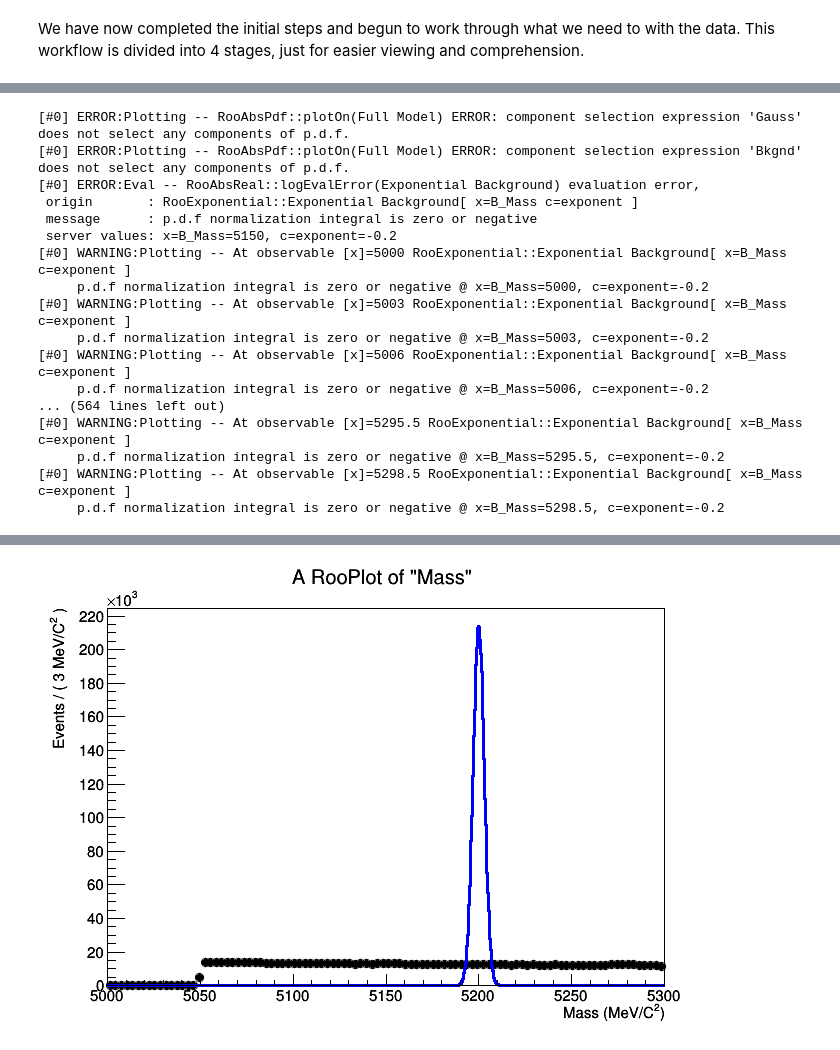
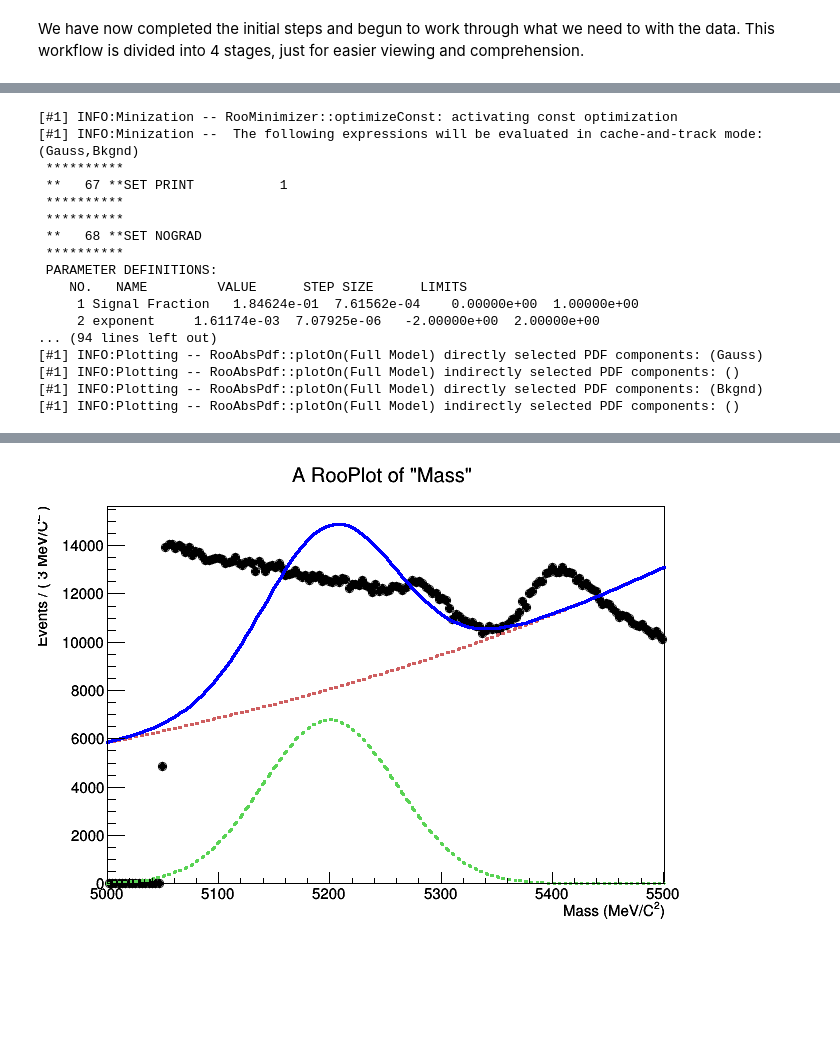
Before and after one commit to MerlijnvEmmerik/Mijnrel, a Jupyter notebook: Week_4.ipynb, the cells around one changed output, grey strips where cells are left out. Cells and saved outputs as stored; diff of their text form; code cells hidden in the pictures; blank space fills up the shorter version.

```diff
--- a/Week_4.ipynb
+++ b/Week_4.ipynb
@@ -425,8 +437,9 @@ model.fitTo(mass1)
 # %%
 #Now to plot it all
+model.fitTo(data_to_fit)
 c1=ROOT.TCanvas("c1","c1")
 frame=mass.frame()
-mass1.plotOn(frame)
+data_to_fit.plotOn(frame)
 model.plotOn(frame, ROOT.RooFit.Components("Gauss"),ROOT.RooFit.LineColor(8),ROOT.RooFit.LineStyle(2))
 model.plotOn(frame, ROOT.RooFit.Components("Bkgnd"),ROOT.RooFit.LineColor(46),ROOT.RooFit.LineStyle(2))
 model.plotOn(frame)
@@ -434,20 +447,20 @@ frame.Draw()
 c1.Update()
 c1.Draw()
 # %% [output]
-[#0] ERROR:Plotting -- RooAbsPdf::plotOn(Full Model) ERROR: component selection expression 'Gauss' does not select any components of p.d.f.
-[#0] ERROR:Plotting -- RooAbsPdf::plotOn(Full Model) ERROR: component selection expression 'Bkgnd' does not select any components of p.d.f.
-[#0] ERROR:Eval -- RooAbsReal::logEvalError(Exponential Background) evaluation error,
- origin       : RooExponential::Exponential Background[ x=B_Mass c=exponent ]
- message      : p.d.f normalization integral is zero or negative
- server values: x=B_Mass=5150, c=exponent=-0.2
-[#0] WARNING:Plotting -- At observable [x]=5000 RooExponential::Exponential Background[ x=B_Mass c=exponent ]
-     p.d.f normalization integral is zero or negative @ x=B_Mass=5000, c=exponent=-0.2
-[#0] WARNING:Plotting -- At observable [x]=5003 RooExponential::Exponential Background[ x=B_Mass c=exponent ]
-     p.d.f normalization integral is zero or negative @ x=B_Mass=5003, c=exponent=-0.2
-[#0] WARNING:Plotting -- At observable [x]=5006 RooExponential::Exponential Background[ x=B_Mass c=exponent ]
-     p.d.f normalization integral is zero or negative @ x=B_Mass=5006, c=exponent=-0.2
-... (564 lines left out)
-[#0] WARNING:Plotting -- At observable [x]=5295.5 RooExponential::Exponential Background[ x=B_Mass c=exponent ]
-     p.d.f normalization integral is zero or negative @ x=B_Mass=5295.5, c=exponent=-0.2
-[#0] WARNING:Plotting -- At observable [x]=5298.5 RooExponential::Exponential Background[ x=B_Mass c=exponent ]
-     p.d.f normalization integral is zero or negative @ x=B_Mass=5298.5, c=exponent=-0.2
+[#1] INFO:Minization -- RooMinimizer::optimizeConst: activating const optimization
+[#1] INFO:Minization --  The following expressions will be evaluated in cache-and-track mode: (Gauss,Bkgnd)
+ **********
+ **   67 **SET PRINT           1
+ **********
+ **********
+ **   68 **SET NOGRAD
+ **********
+ PARAMETER DEFINITIONS:
+    NO.   NAME         VALUE      STEP SIZE      LIMITS
+     1 Signal Fraction   1.84624e-01  7.61562e-04    0.00000e+00  1.00000e+00
+     2 exponent     1.61174e-03  7.07925e-06   -2.00000e+00  2.00000e+00
+... (94 lines left out)
+[#1] INFO:Plotting -- RooAbsPdf::plotOn(Full Model) directly selected PDF components: (Gauss)
+[#1] INFO:Plotting -- RooAbsPdf::plotOn(Full Model) indirectly selected PDF components: ()
+[#1] INFO:Plotting -- RooAbsPdf::plotOn(Full Model) directly selected PDF components: (Bkgnd)
+[#1] INFO:Plotting -- RooAbsPdf::plotOn(Full Model) indirectly selected PDF components: ()
@@ -454,4 +468,4 @@ c1.Draw()
-[figure, old version]
+[figure, new version]
 # %%
 #Here do your calculation of the final result
 
```
Also changed, not shown: parts of 14 cells of this notebook.
